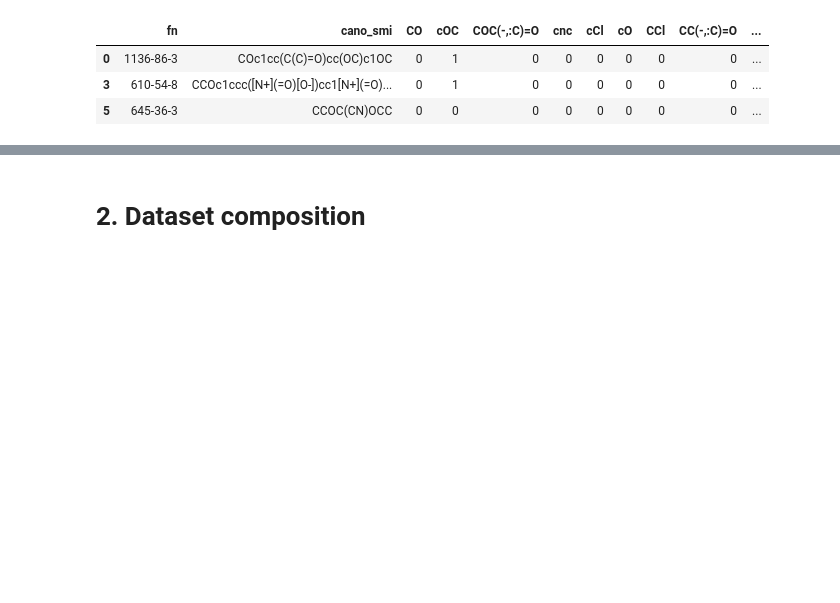
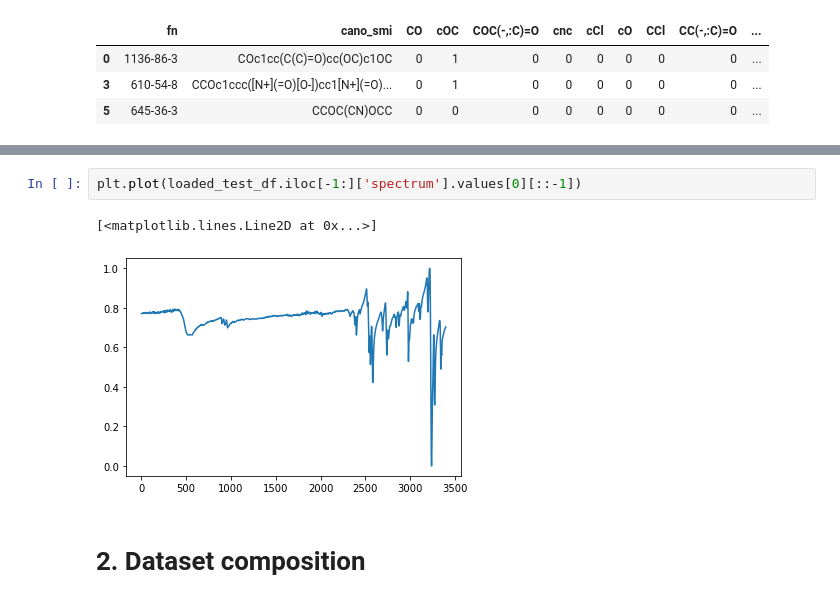
Before and after one commit to JasonYCHuang/chem-dl-ir, a Jupyter notebook: training_spectrum_to_fgs/00_explanation_nist_and_in_house_dataset.ipynb, the cells around one changed output, grey strips where cells are left out. Saved outputs shown, nothing was run; the diff lists cells and outputs as text; blank space fills up the shorter version.

```diff
--- a/training_spectrum_to_fgs/00_explanation_nist_and_in_house_dataset.ipynb
+++ b/training_spectrum_to_fgs/00_explanation_nist_and_in_house_dataset.ipynb
@@ -70,6 +72,11 @@ loaded_train_df.tail(3)
 | 6288 | a5e81bc8-7cd1-4603-bf77-d6635351f25b | CC1=CC[C@@H](C2(C)CC2(C)C(=O)OC(C... | 0 | 0 | 1 | 0 | 0 | 0 | 0 | 0 | ... |
 | 6289 | 427ee4cc-e725-4b40-829d-51b14984e029 | Brc1cnc2ccccc2n1 | 0 | 0 | 0 | 1 | 0 | 0 | 0 | 0 | ... |
 | 6290 | dcf80c78-98e2-4ef9-b8a8-bc259aa8f9a4 | CCCC[Sn](CCCC)(CCCC)c1cnc2ccccc2n1 | 0 | 0 | 0 | 1 | 0 | 0 | 0 | 0 | ... |
+# %%
+plt.plot(loaded_test_df.iloc[-1:]['spectrum'].values[0][::-1])
+# %% [output]
+[<matplotlib.lines.Line2D at 0x...>]
+[figure, added]
 # %% [markdown]
 # 2. Dataset composition
 # %% [markdown]
```
Also changed, not shown: parts of 7 cells of this notebook.
